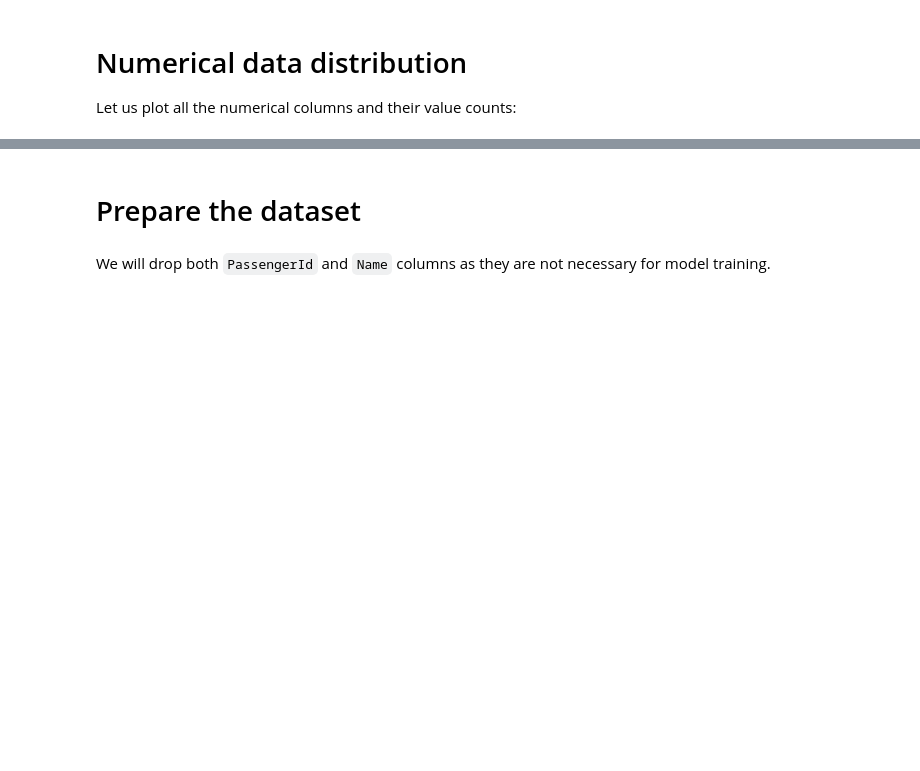
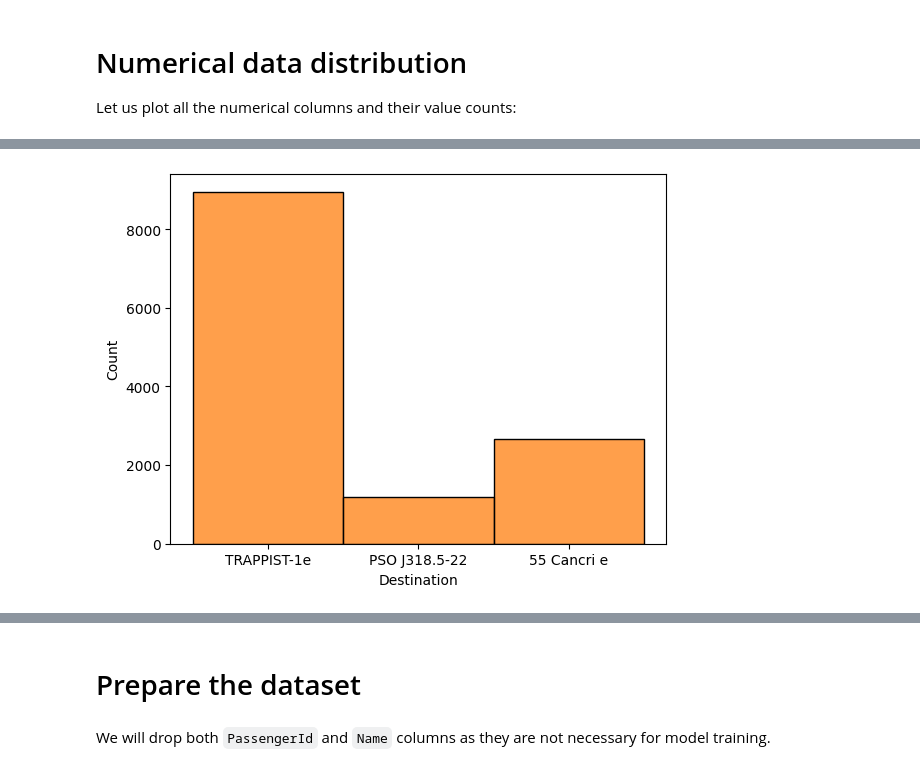
Before and after one commit to Dmytro-Tarasenko/SpaceTitanic, a Jupyter notebook: spaceship-titanic-with-scikit-learn.ipynb, the cells around one changed output, grey strips where cells are left out. Drawn from its saved outputs; the diff is of its cells as text; code cells hidden in the pictures; blank space fills up the shorter version.

```diff
--- a/spaceship-titanic-with-scikit-learn.ipynb
+++ b/spaceship-titanic-with-scikit-learn.ipynb
@@ -247,0 +246,4 @@ sns.histplot(df_train['VRDeck'], color='b', bins=50, ax=ax[4]);
+# %%
+sns.histplot(combined_df.Destination, color='C1');
+# %% [output]
+[figure, added]
```
Also changed, not shown: parts of 6 cells of this notebook.
